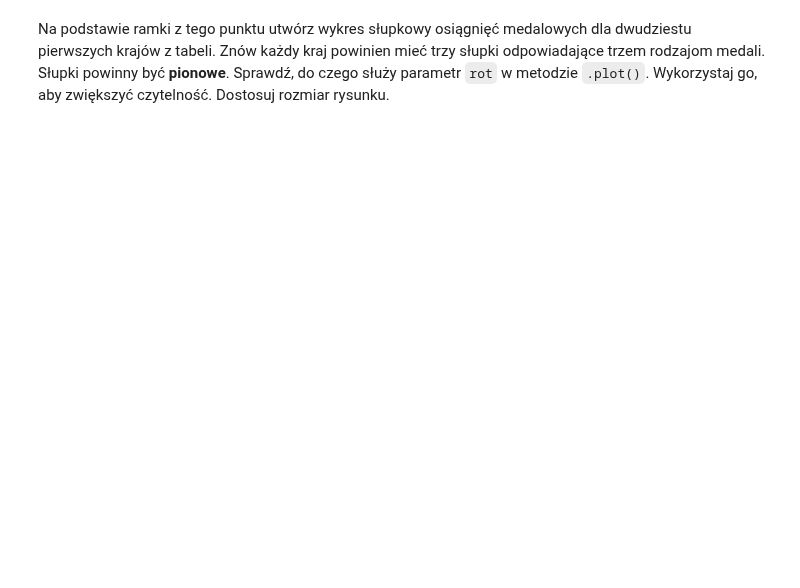
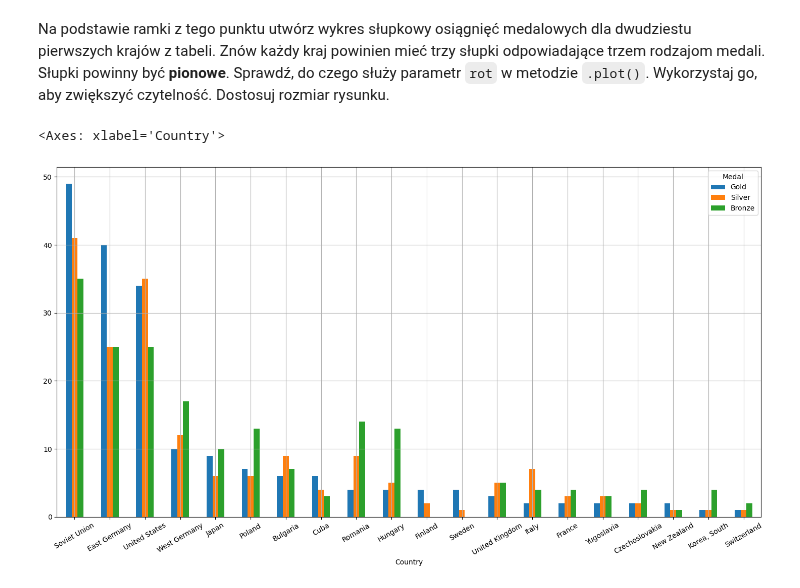
Before and after one commit to tomasz450/analiza-danych-2025-03-24, a Jupyter notebook: Case Study - Igrzyska Olimpijskie/zadania/summer_assignment_II.ipynb, the cells around one changed output. Saved outputs shown, nothing was run; the diff lists cells and outputs as text; code cells hidden in the pictures; blank space fills up the shorter version.

```diff
--- a/Case Study - Igrzyska Olimpijskie/zadania/summer_assignment_II.ipynb
+++ b/Case Study - Igrzyska Olimpijskie/zadania/summer_assignment_II.ipynb
@@ -50,0 +347,6 @@ Wykorzystaj bazę do utworzenia ramki z klasyfikacją medalową dla igrzysk z Mo
+# %%
+o.fillna(0, inplace=True)
+# %%
+o['Razem'] = o.Bronze + o.Silver + o.Gold
+# %%
+o = o['Gold Silver Bronze Razem'.split()]
@@ -51,2 +374,9 @@ Wykorzystaj bazę do utworzenia ramki z klasyfikacją medalową dla igrzysk z Mo
 # %% [markdown]
 Na podstawie ramki z tego punktu utwórz wykres słupkowy osiągnięć medalowych dla dwudziestu pierwszych krajów z tabeli. Znów każdy kraj powinien mieć trzy słupki odpowiadające trzem rodzajom medali. Słupki powinny być **pionowe**. Sprawdź, do czego służy parametr `rot` w metodzie `.plot()`. Wykorzystaj go, aby zwiększyć czytelność. Dostosuj rozmiar rysunku.
+# %%
+o = o.loc[:, ['Gold', 'Silver', 'Bronze']]
+# %%
+o.sort_values(by=['Gold', 'Silver', 'Bronze'], ascending=False).head(20).plot(kind='bar', figsize=(18,9), rot=30, grid=True)
+# %% [output]
+<Axes: xlabel='Country'>
+[figure, added]
```
Also changed, not shown: parts of 32 cells of this notebook, 1 other file.
